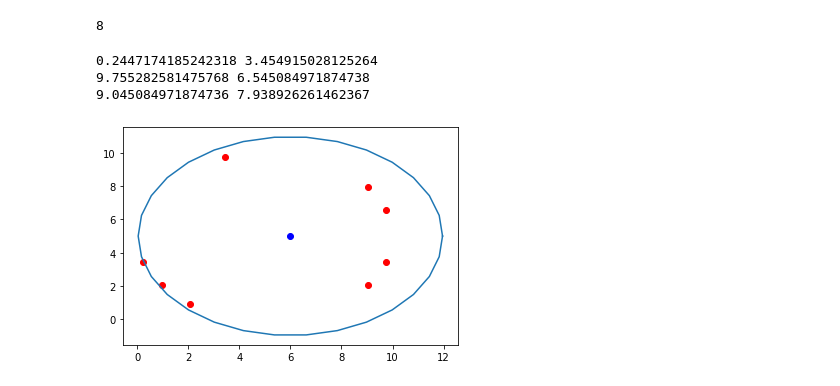
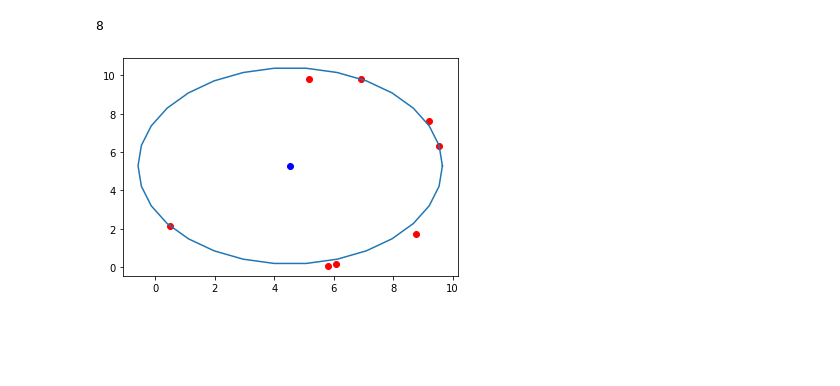
Before and after one commit to ClusteringIA/Clustering, a Jupyter notebook: Proyecto IA.ipynb, the cells around one changed output. Drawn from its saved outputs; the diff is of its cells as text; code cells hidden in the pictures; blank space fills up the shorter version.

Commit message:
Circumcenter

```diff
--- a/Proyecto IA.ipynb
+++ b/Proyecto IA.ipynb
@@ -171,6 +186,26 @@ class Circle:
 
             plt.plot(xPrimeVals,yPrimeVals)
             plt.plot(self.center.x,self.center.y,'bo')
+
+    def CalculateFrom3Points(p1,p2,p3):
+        #Mediatrices
+        perp1 = p1.CalculatePerpendicular(p2)
+        perp2 = p1.CalculatePerpendicular(p3)
+
+        #Circuncentro
+        A = [[perp1[0],perp1[1]],[perp2[0],perp2[1]]]
+
+        if(np.linalg.det(A)==0):
+            return Point(0,0),-1
+        else:
+            B = [[perp1[2]],[perp2[2]]]
+            X = np.linalg.solve(A,B)
+            circumcenter = Point(X[0],X[1])
+
+            #Radio
+            radius = circumcenter.CalculateDistanceToPoint(p1)
+
+            return circumcenter, radius
 # %% [markdown]
 La Clase canvas es la que usaremos principalmente para visualziar los datos.
 
@@ -440,27 +424,28 @@ print(len(cs.circles))
 # %%
 #thresh = cs.CalculateThreshold()
 # %%
+#Calcular circunferencia a partir de un conjunto de puntos
+
+#Creación de puntos a partir de circunferencia
 circ = Circle(Point(5,5),5,20)
-
 can = Canvas(100,100,[circ])
 can.RemoveRandomPoints(0.6)
-can.InsertNoise(0.0,0.0)
+can.InsertNoise(0.4,0.2)
 can.DrawData()
 
+#Creación de csv con los puntos
 headers = ['Coord X','Coord Y', 'Circulo']
-
 datfr = pd.DataFrame(can.points, columns= headers)
-file_path_c = r"C:\Users\enri8\Desktop\Universidad\IA\Proyecto\Clustering\Datos\datos_circulo.csv"
+file_path_c = r"C:\Users\ENRIQUE\git\Clustering\Datos\datos_circulo.csv"
 datfr.to_csv(file_path_c, columns=headers, index=False, encoding="utf8")
 
-
+#Puntos del problema
 cs2 = ClusteringSolver(file_path_c,0)
 points = cs2.dataSet.list_points
-cx,cy,cr = cs2.CalculateCircunference(points)
-circ = Circle(Point(cx,cy),cr,30)
+
+#Cálculo circunferencia
+c, r = cs2.CalculateCircunference(points)
+circ = Circle(c,r,30)
 circ.Draw()
 # %% [output]
-0.2447174185242318 3.454915028125264
-9.755282581475768 6.545084971874738
-9.045084971874736 7.938926261462367
-[figure, old version]
+[figure, new version]
```
Also changed, not shown: parts of 2 cells of this notebook, 1 other file.
